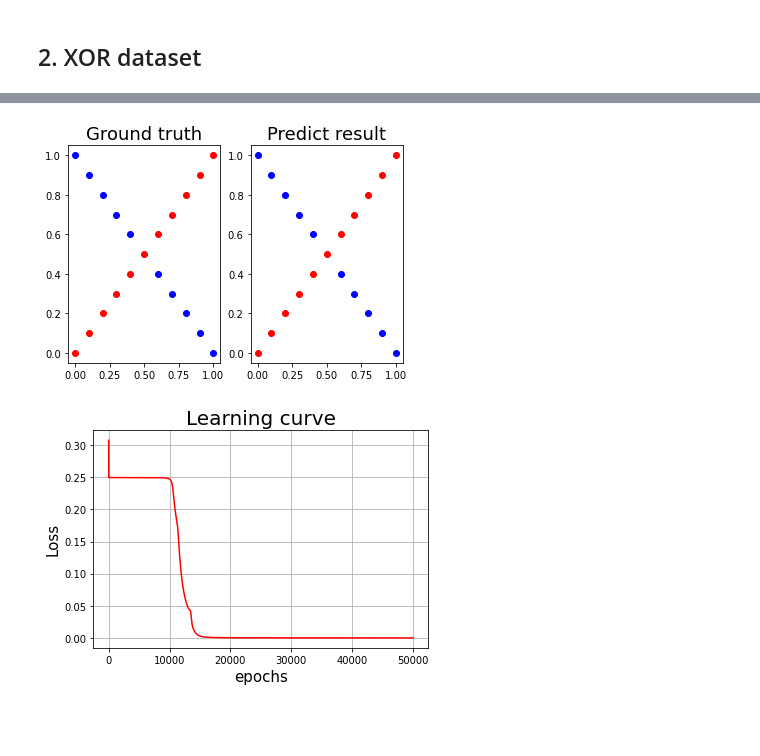
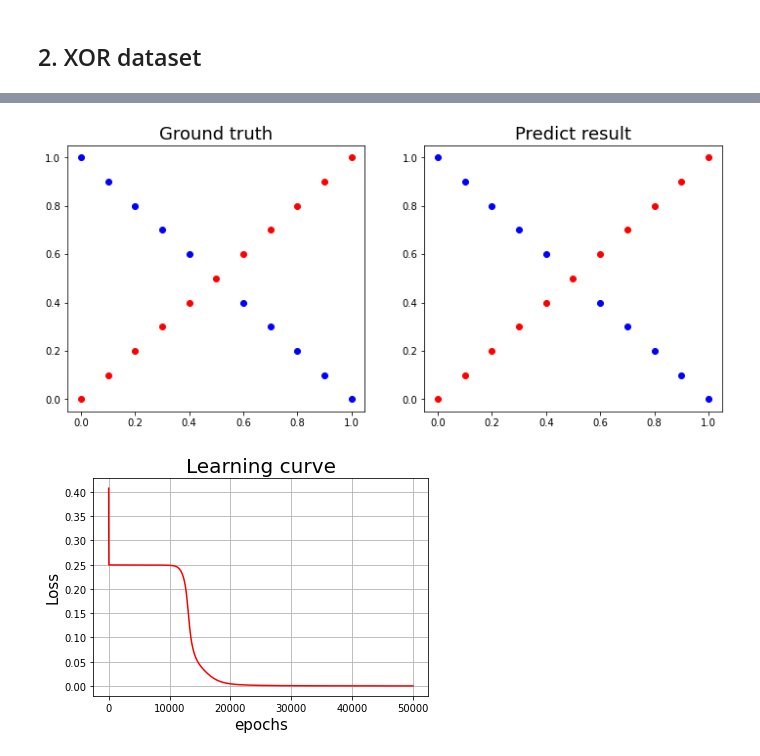
Before and after one commit to Louis5228/DLP-lab, a Jupyter notebook: Lab1_back_propagation.ipynb, the cells around one changed output, grey strips where cells are left out. Drawn from its saved outputs; the diff is of its cells as text; code cells hidden in the pictures; blank space fills up the shorter version.

Commit message:
Add predict and accuracy results

```diff
--- a/Lab1_back_propagation.ipynb
+++ b/Lab1_back_propagation.ipynb
@@ -39,6 +39,7 @@ def generate_XOR_easy():
   return np.array(inputs), np.array(labels).reshape(21, 1)
 
 def show_result(x, y, pred_y):
+  plt.figure(figsize=(12, 5))
   plt.subplot(121)
   plt.title("Ground truth", fontsize=18)
   for i in range(x.shape[0]):
@@ -71,7 +72,7 @@ def MSE(y_pred, t):
 def train(epochs, lr, x, t, w1, w2, w3):
   err_l = []
   for epoch in range(epochs):
-    # Forward_propagation
+    # Forward propagation
     z1 = sigmoid(x.dot(w1)) #n*4
     z2 = sigmoid(z1.dot(w2)) #n*4
     y_pred = sigmoid(z2.dot(w3)) #n*1
@@ -81,7 +82,7 @@ def train(epochs, lr, x, t, w1, w2, w3):
     if epoch % 1000 == 0:
       print("epoch {:5d} loss : {:.15f}".format(epoch, err))
 
-    # Back_propagation
+    # Back propagation
     err_grad = t - y_pred #n*1
     d_predict_output = err_grad * derivative_sigmoid(y_pred) #n*1
     d_hid2_output = d_predict_output.dot(w3.T) * derivative_sigmoid(z2) #n*4
@@ -91,6 +92,11 @@ def train(epochs, lr, x, t, w1, w2, w3):
     w2 += lr * z1.T.dot(d_hid2_output) # 4*4
     w1 += lr * x.T.dot(d_hid1_output) #2*4
 
+  # Predict result
+  print("\nTesting prediction:\n", y_pred)
+  # Accuracy
+  acc = np.count_nonzero((y_pred - t) < 0.02) / t.shape[0]
+  print("\nAccuracy :", acc)
   show_result(x, t, y_pred)
   plot_learning_curve(epochs, err_l)
 # %%
@@ -143,7 +149,7 @@ w3 = np.random.uniform(size=(hid2_Neurons, output_Neurons))
 
 # Define epochs and learning rate
 epochs = 50000
-lr = 0.1
+lr = 0.05
 
 x, t = generate_XOR_easy()
 train(epochs, lr, x, t, w1, w2, w3)
@@ -168,2 +174,2 @@ epoch 49000 loss : 0.000039825076142
-[figure, old version]
+[figure, new version]
-[figure, old version]
+[figure, new version]
```
Also changed, not shown: parts of 2 cells of this notebook.
